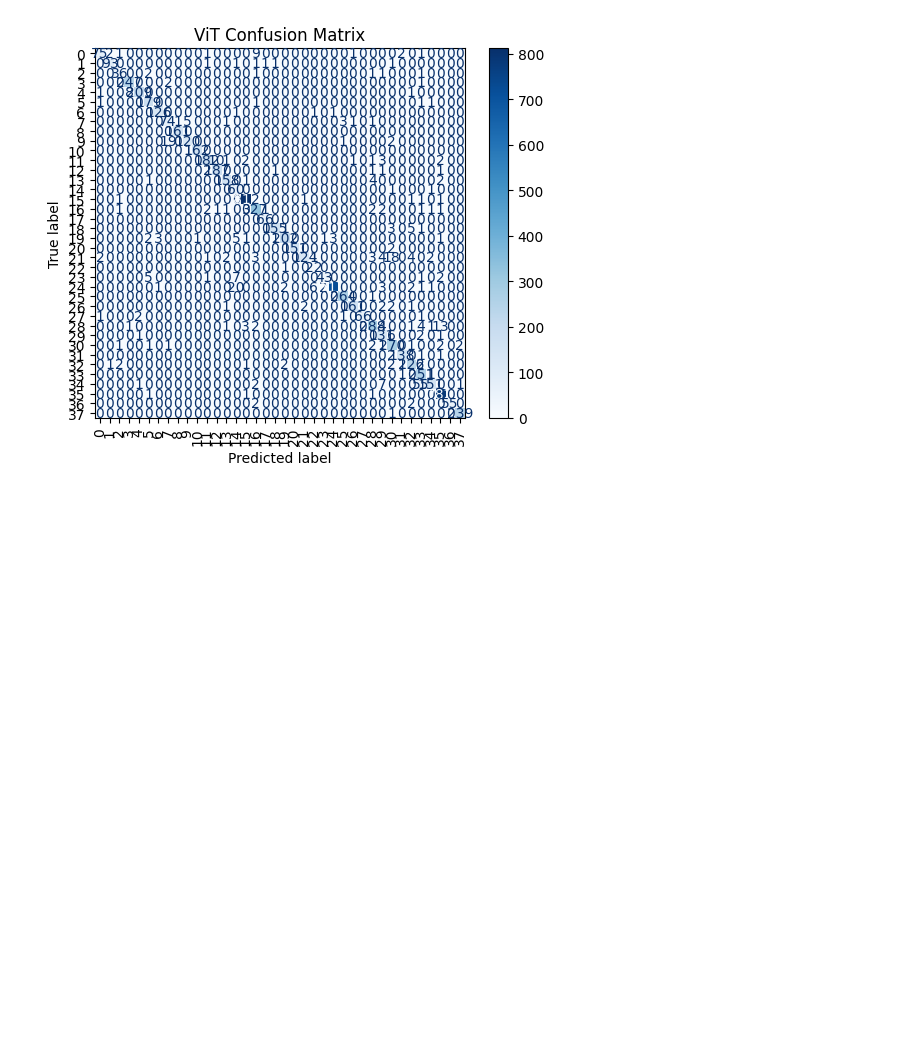
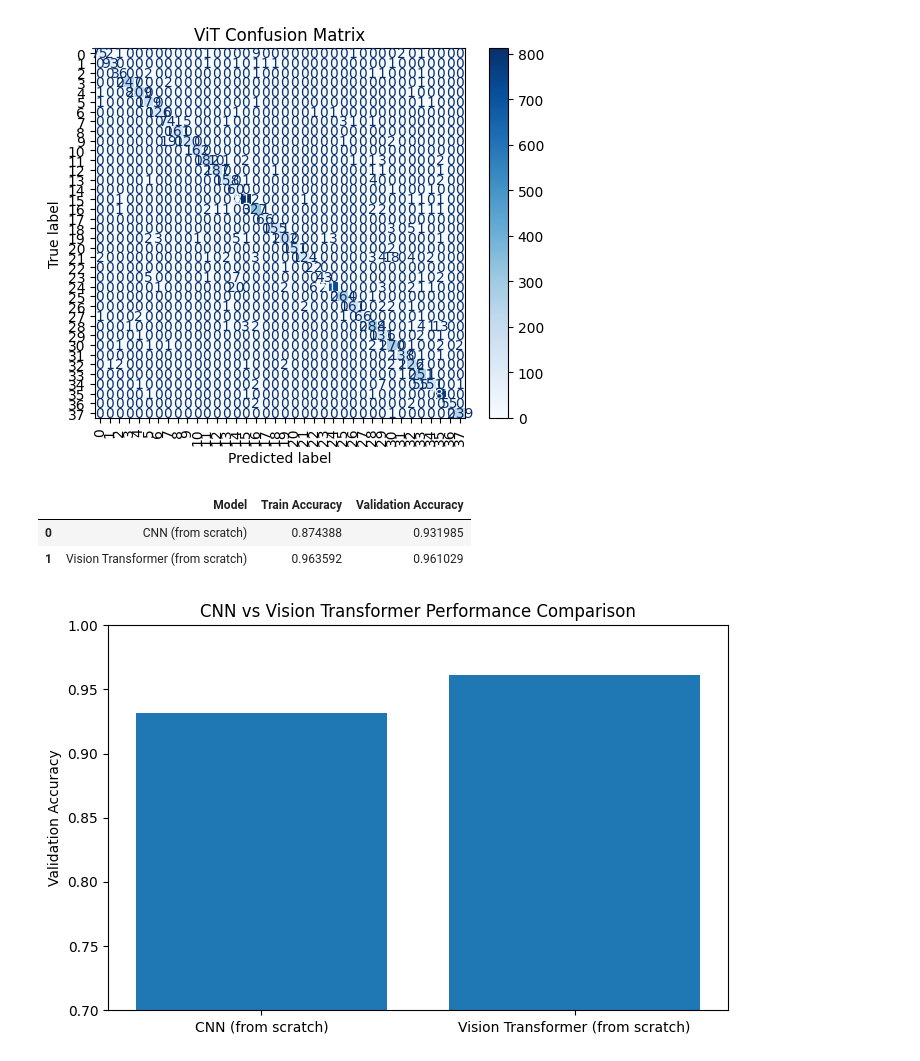
Before and after one commit to har1s3538/Plant-Disease-Classification-Vision-Transformer, a Jupyter notebook: notebooks/Plant_Disease_Classification_ViT.ipynb, the cells around one changed output. Cells and saved outputs as stored; diff of their text form; code cells hidden in the pictures; blank space fills up the shorter version.

Commit message:
Add CNN vs Vision Transformer performance comparison

```diff
--- a/notebooks/Plant_Disease_Classification_ViT.ipynb
+++ b/notebooks/Plant_Disease_Classification_ViT.ipynb
@@ -543,3 +543,40 @@ plt.show()
 1/1 ━━━━━━━━━━━━━━━━━━━━ 0s 75ms/step
 1/1 ━━━━━━━━━━━━━━━━━━━━ 2s 2s/step
 [figure]
+# %%
+import pandas as pd
+
+comparison_df = pd.DataFrame({
+    "Model": ["CNN (from scratch)", "Vision Transformer (from scratch)"],
+    "Train Accuracy": [
+        max(history_cnn.history["accuracy"]),
+        max(history_vit.history["accuracy"])
+    ],
+    "Validation Accuracy": [
+        max(history_cnn.history["val_accuracy"]),
+        max(history_vit.history["val_accuracy"])
+    ]
+})
+
+comparison_df
+# %% [output]
+|  | Model | Train Accuracy | Validation Accuracy |
+| 0 | CNN (from scratch) | 0.874388 | 0.931985 |
+| 1 | Vision Transformer (from scratch) | 0.963592 | 0.961029 |
+# %%
+import matplotlib.pyplot as plt
+
+plt.figure(figsize=(8,5))
+
+models = comparison_df["Model"]
+val_acc = comparison_df["Validation Accuracy"]
+
+plt.bar(models, val_acc)
+plt.ylabel("Validation Accuracy")
+plt.title("CNN vs Vision Transformer Performance Comparison")
+
+plt.ylim(0.7, 1.0)
+plt.savefig("results/model_comparison.png")
+plt.show()
+# %% [output]
+[figure, added]
```
